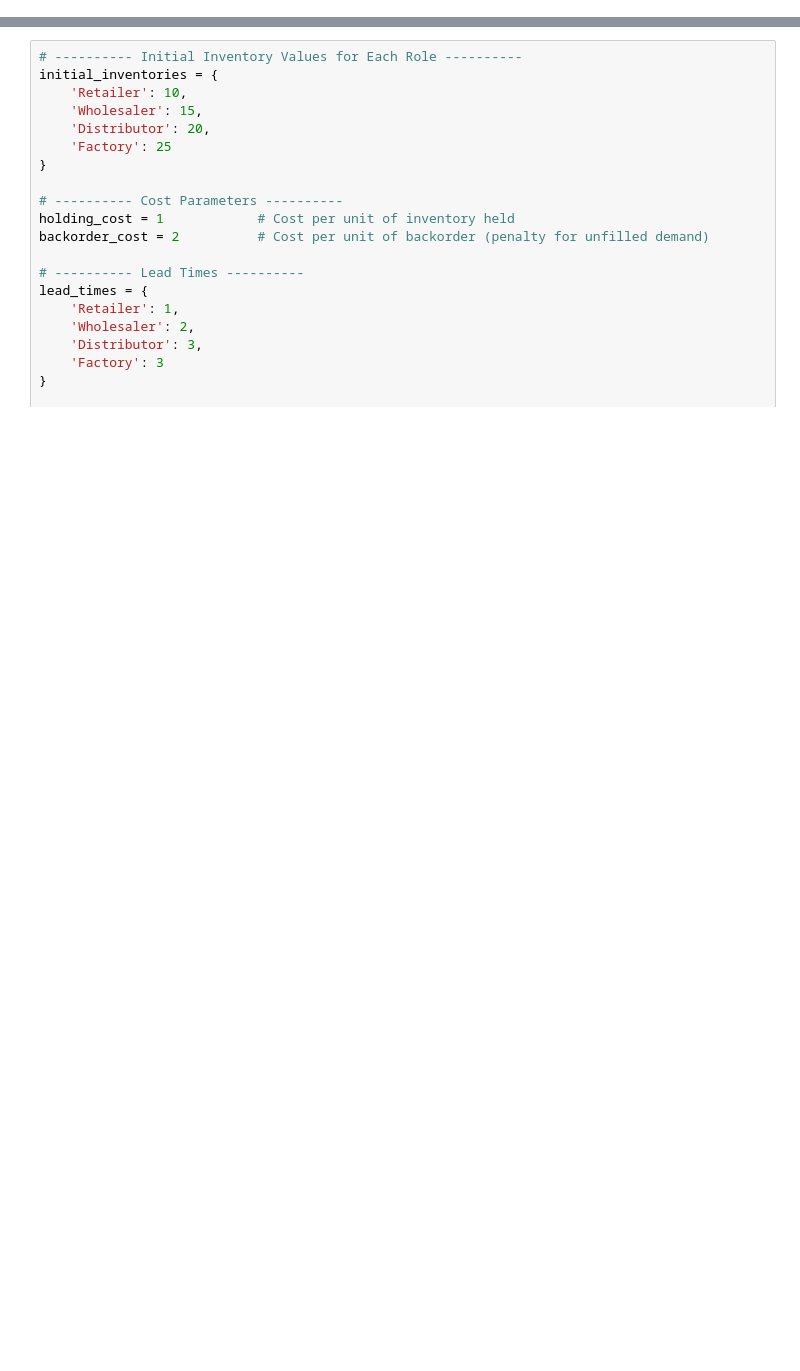
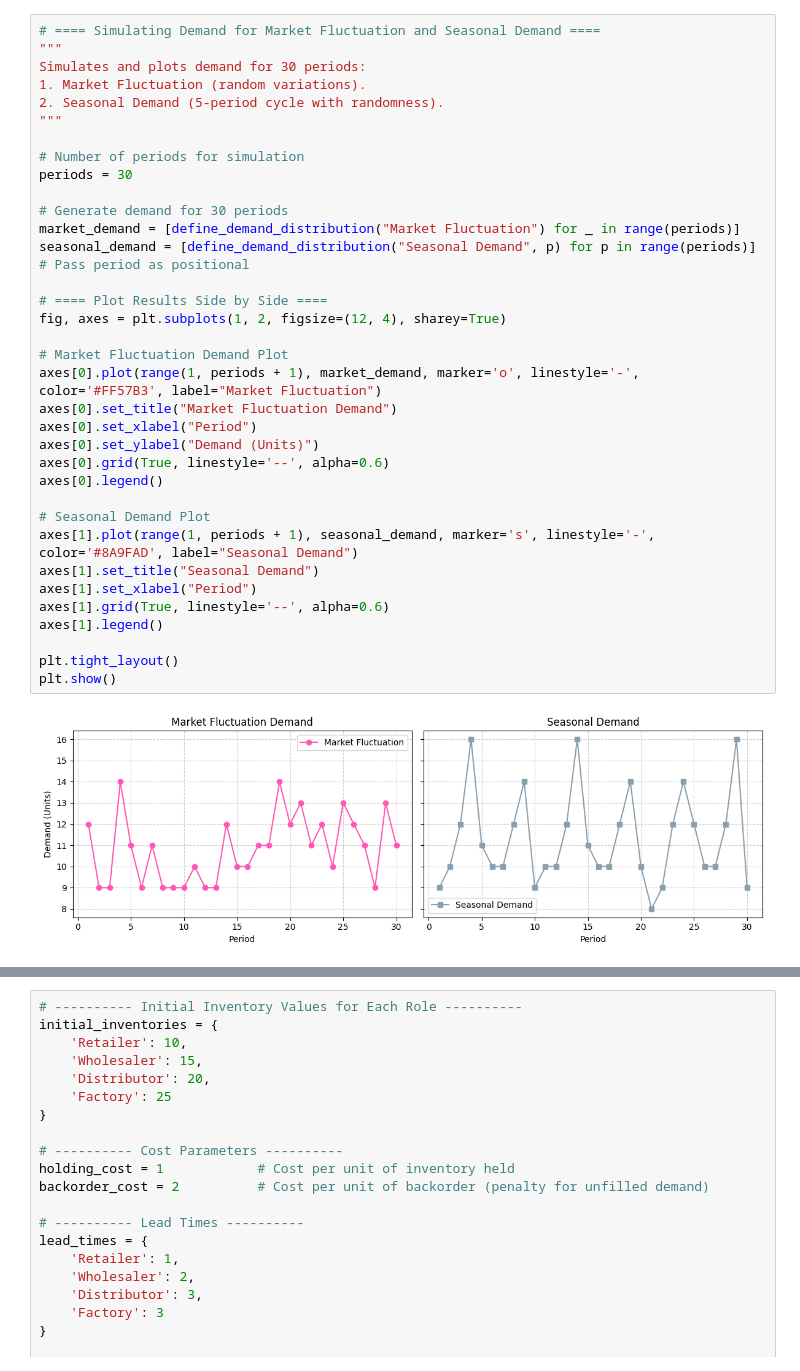
Before and after one commit to mdehghani86/AppliedGenAI, a Jupyter notebook: GenAI_BeerGame_V1_0.ipynb, the cells around one changed output, grey strips where cells are left out. Saved outputs shown, nothing was run; the diff lists cells and outputs as text; blank space fills up the shorter version.

```diff
--- a/GenAI_BeerGame_V1_0.ipynb
+++ b/GenAI_BeerGame_V1_0.ipynb
@@ -110 +157,38 @@ def generate_demand_via_api(demand_type="Market Fluctuation"):
+# %%
+# ==== Simulating Demand for Market Fluctuation and Seasonal Demand ====
+"""
+Simulates and plots demand for 30 periods:
+1. Market Fluctuation (random variations).
+2. Seasonal Demand (5-period cycle with randomness).
+"""
+
+# Number of periods for simulation
+periods = 30
+
+# Generate demand for 30 periods
+market_demand = [define_demand_distribution("Market Fluctuation") for _ in range(periods)]
+seasonal_demand = [define_demand_distribution("Seasonal Demand", p) for p in range(periods)]  # Pass period as positional
+
+# ==== Plot Results Side by Side ====
+fig, axes = plt.subplots(1, 2, figsize=(12, 4), sharey=True)
+
+# Market Fluctuation Demand Plot
+axes[0].plot(range(1, periods + 1), market_demand, marker='o', linestyle='-', color='#FF57B3', label="Market Fluctuation")
+axes[0].set_title("Market Fluctuation Demand")
+axes[0].set_xlabel("Period")
+axes[0].set_ylabel("Demand (Units)")
+axes[0].grid(True, linestyle='--', alpha=0.6)
+axes[0].legend()
+
+# Seasonal Demand Plot
+axes[1].plot(range(1, periods + 1), seasonal_demand, marker='s', linestyle='-', color='#8A9FAD', label="Seasonal Demand")
+axes[1].set_title("Seasonal Demand")
+axes[1].set_xlabel("Period")
+axes[1].grid(True, linestyle='--', alpha=0.6)
+axes[1].legend()
+
+plt.tight_layout()
+plt.show()
+# %% [output]
+[figure, added]
 # %%
```
Also changed, not shown: parts of 14 cells of this notebook.
